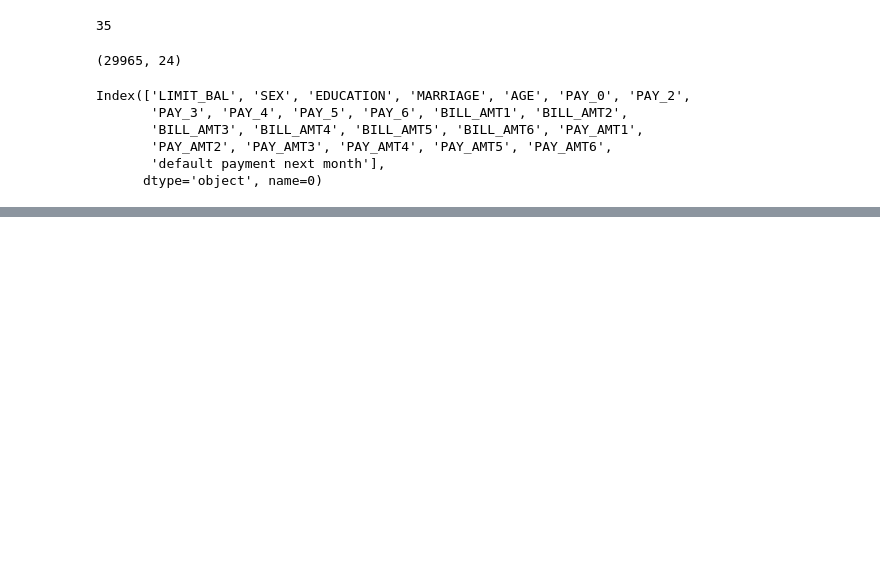
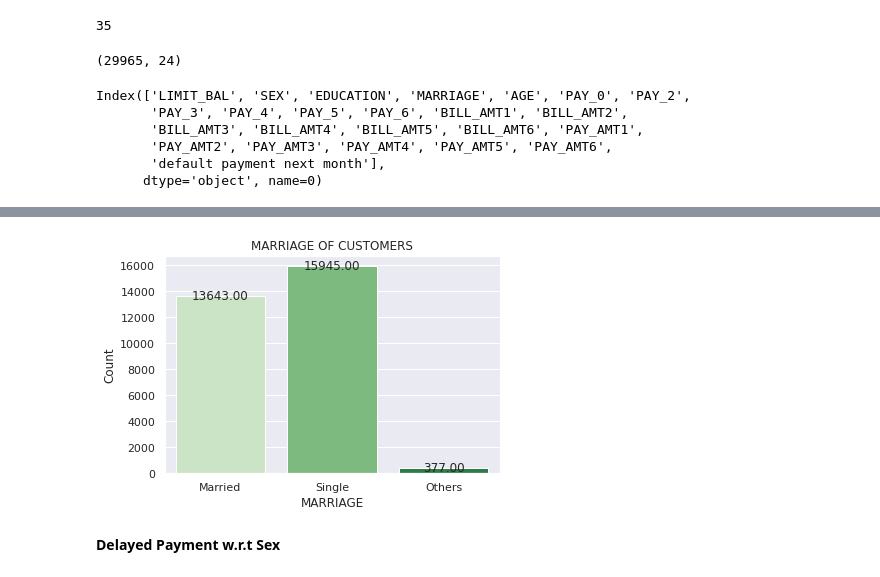
Before and after one commit to ankita-hanamshet/Credit-Card-Default-Prediction, a Jupyter notebook: Credit_Card_Default_Prediction.ipynb, the cells around one changed output, grey strips where cells are left out. Drawn from its saved outputs; the diff is of its cells as text; code cells hidden in the pictures; blank space fills up the shorter version.

```diff
--- a/Credit_Card_Default_Prediction.ipynb
+++ b/Credit_Card_Default_Prediction.ipynb
@@ -283,0 +423,17 @@ Name: default payment next month, dtype: int64
+# %%
+#plot countplot of MARRIAGE
+ax=sns.countplot(df['MARRIAGE'],palette='Greens')
+
+#set title and labels
+plt.title('MARRIAGE OF CUSTOMERS')
+plt.xlabel('MARRIAGE')
+plt.ylabel('Count')
+
+for p in ax.patches:
+        ax.annotate('{:.2f}'.format(p.get_height()), (p.get_x()+p.get_width() / 2., p.get_height()+30),
+                    ha = 'center',va = 'center')
+#set x axis labels
+ax.set_xticklabels(['Married', 'Single', 'Others'])
+plt.show()
+# %% [output]
+[figure, added]
@@ -283,0 +450,2 @@ Name: default payment next month, dtype: int64
+# %% [markdown]
+**Delayed Payment w.r.t Sex**
```
Also changed, not shown: parts of 129 cells of this notebook.
